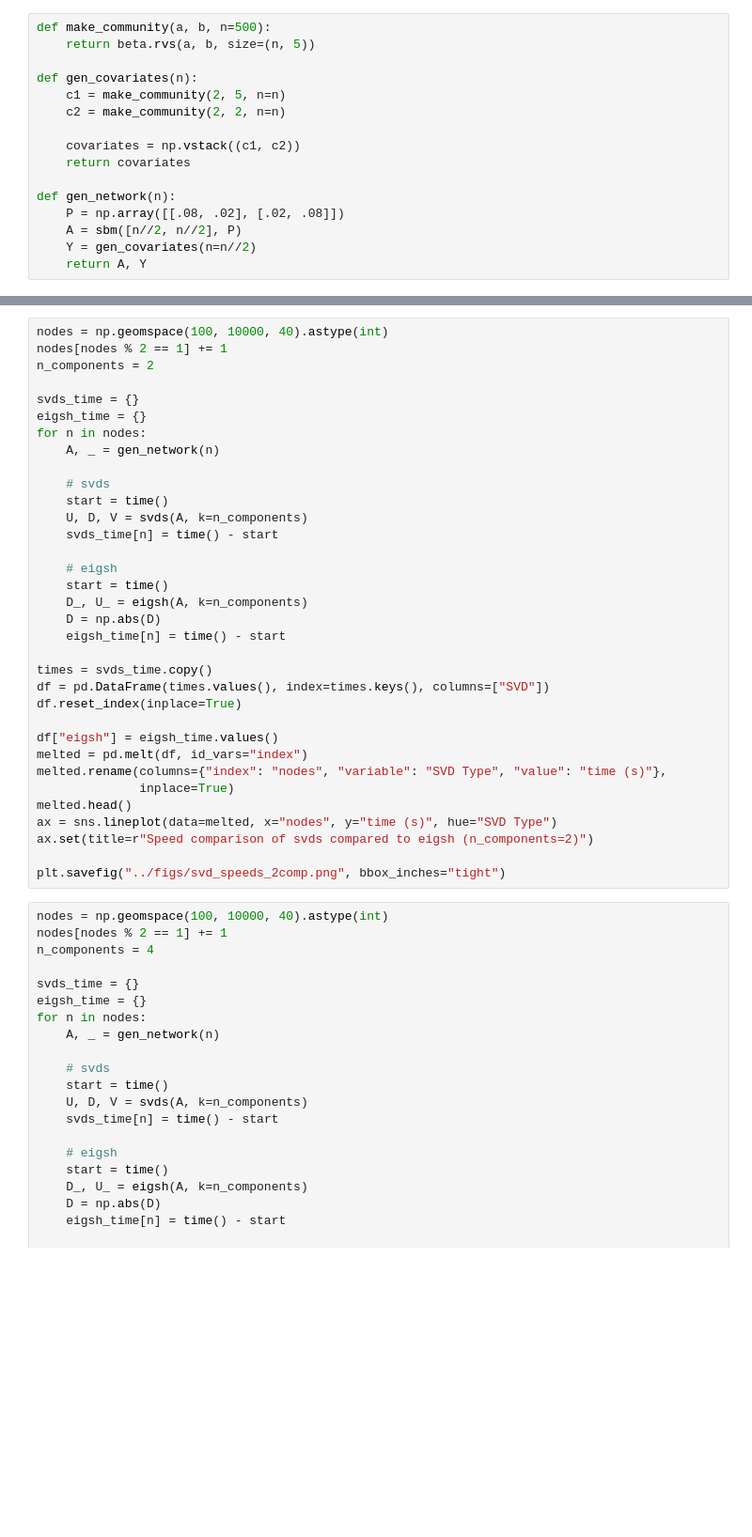
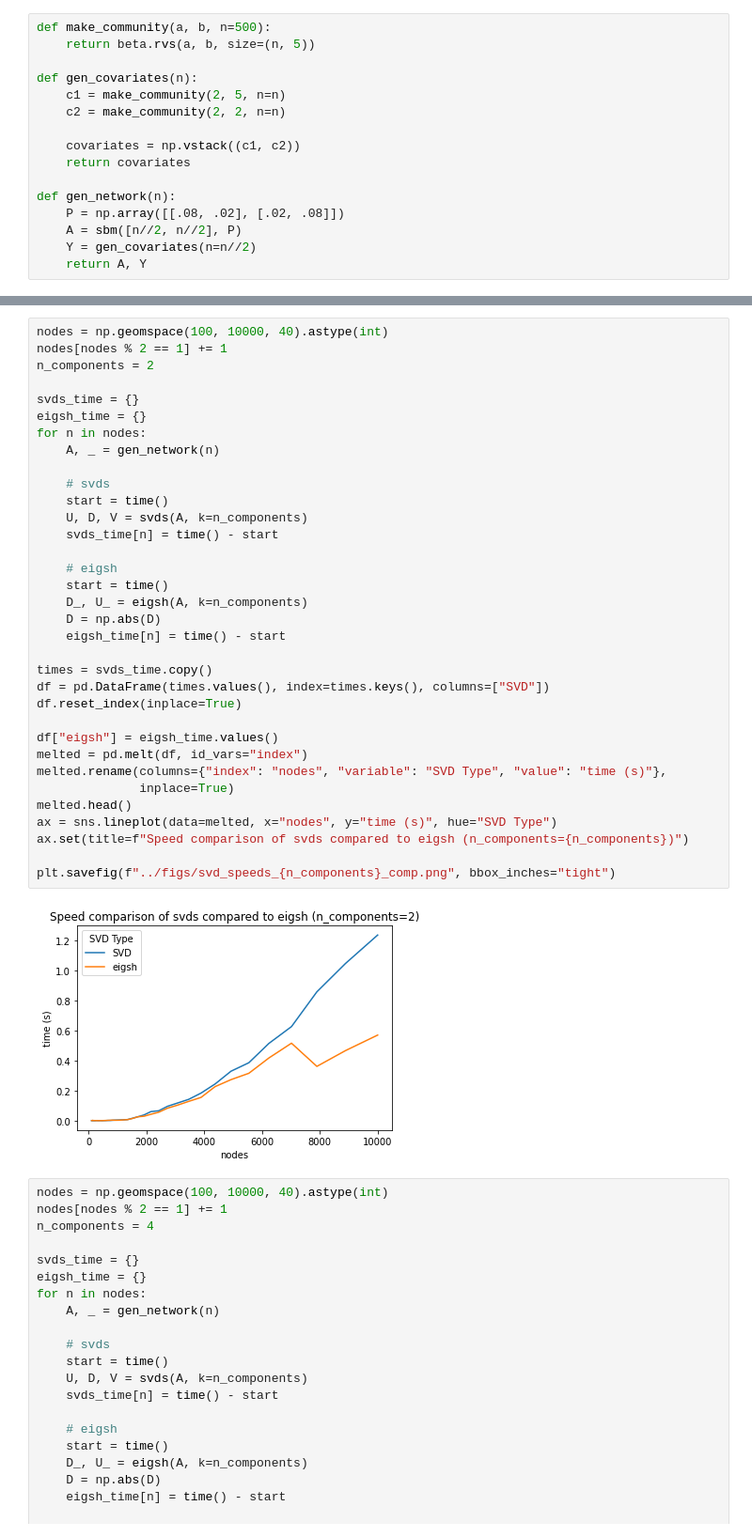
Before and after one commit to loftusa/graspy-personal, a Jupyter notebook: notebooks/svd_speed_comparison.ipynb, the cells around one changed output, grey strips where cells are left out. Shown at 94% size. Saved outputs shown, nothing was run; the diff lists cells and outputs as text; blank space fills up the shorter version.

Commit message:
current speed comparison

```diff
--- a/notebooks/svd_speed_comparison.ipynb
+++ b/notebooks/svd_speed_comparison.ipynb
@@ -66,35 +68,37 @@ nodes = np.geomspace(100, 10000, 40).astype(int)
 nodes[nodes % 2 == 1] += 1
 n_components = 2
 
 svds_time = {}
 eigsh_time = {}
 for n in nodes:
     A, _ = gen_network(n)
 
     # svds
     start = time()
     U, D, V = svds(A, k=n_components)
     svds_time[n] = time() - start
 
     # eigsh
     start = time()
     D_, U_ = eigsh(A, k=n_components)
     D = np.abs(D)
     eigsh_time[n] = time() - start
 
 times = svds_time.copy()
 df = pd.DataFrame(times.values(), index=times.keys(), columns=["SVD"])
 df.reset_index(inplace=True)
 
 df["eigsh"] = eigsh_time.values()
 melted = pd.melt(df, id_vars="index")
 melted.rename(columns={"index": "nodes", "variable": "SVD Type", "value": "time (s)"},
               inplace=True)
 melted.head()
 ax = sns.lineplot(data=melted, x="nodes", y="time (s)", hue="SVD Type")
-ax.set(title=r"Speed comparison of svds compared to eigsh (n_components=2)")
+ax.set(title=f"Speed comparison of svds compared to eigsh (n_components={n_components})")
 
-plt.savefig("../figs/svd_speeds_2comp.png", bbox_inches="tight")
+plt.savefig(f"../figs/svd_speeds_{n_components}_comp.png", bbox_inches="tight")
+# %% [output]
+[figure, added]
 # %%
 nodes = np.geomspace(100, 10000, 40).astype(int)
 nodes[nodes % 2 == 1] += 1
```
Also changed, not shown: parts of 2 cells of this notebook, 3 other files.
